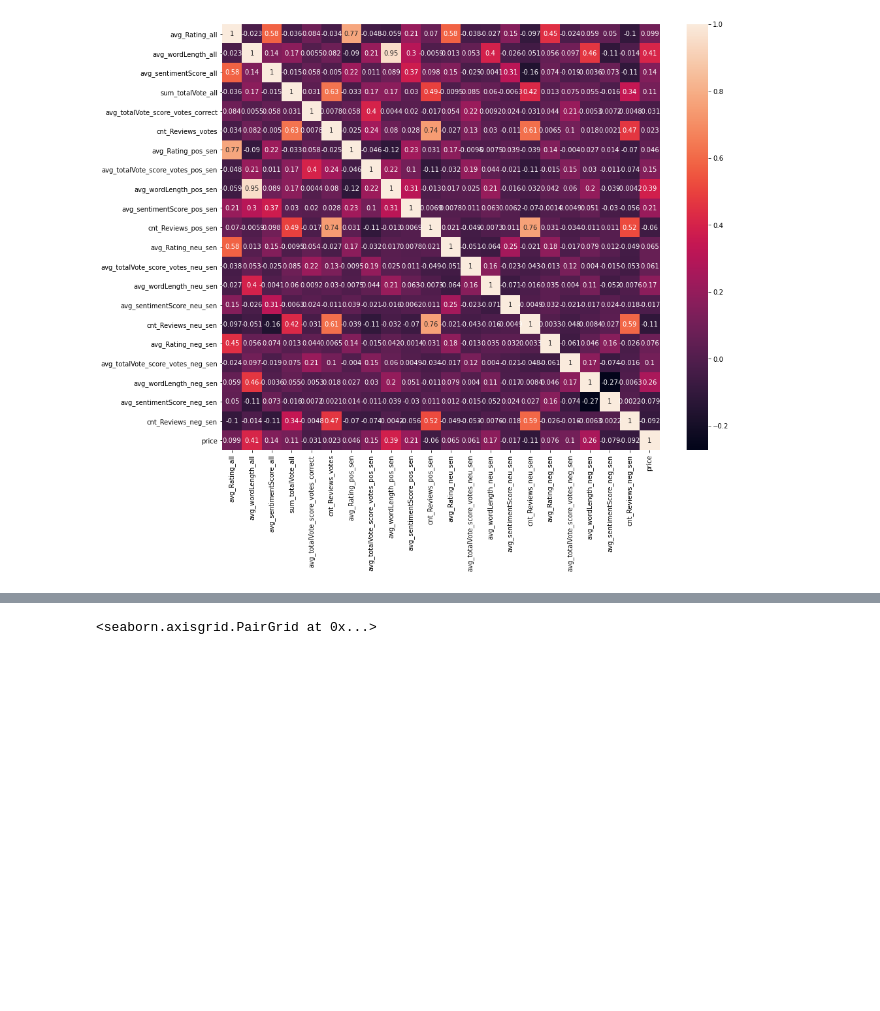
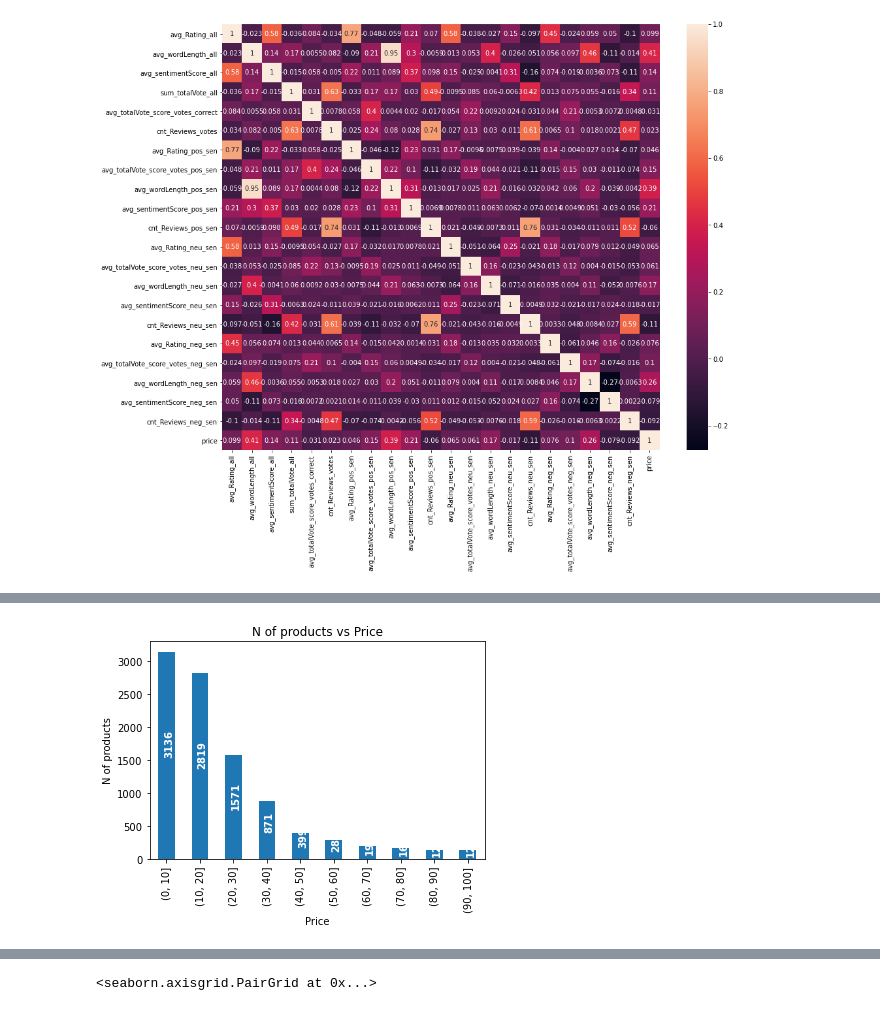
Before and after one commit to Onnik-Shahinyan/Amazon-Reviews, a Jupyter notebook: code/03. Analyses.ipynb, the cells around one changed output, grey strips where cells are left out. Saved outputs shown, nothing was run; the diff lists cells and outputs as text; code cells hidden in the pictures; blank space fills up the shorter version.

```diff
--- a/code/03. Analyses.ipynb
+++ b/code/03. Analyses.ipynb
@@ -286,0 +333,18 @@ plt.show()
+# %%
+#product
+
+#df = df[(df['closing_price'] >= 99) & (df['closing_price'] <= 101)]
+#my_plot = product[product['price'] <= 500].groupby(pd.cut(product[product['price'] <= 500]['price'], np.arange(0,501,50)))['asin'].count().plot(kind='bar')
+
+my_plot = product[product['price'] <= 100].groupby(pd.cut(product[product['price'] <= 100]['price'], np.arange(0,101,10)))['asin'].count().plot(kind='bar')
+plt.xlabel("Price")
+plt.ylabel("N of products")
+plt.title("N of products vs Price")
+# loop to add the annotations
+for p in my_plot.patches:
+    width = p.get_width()
+    height = p.get_height()
+    x, y = p.get_xy()
+    my_plot.annotate(f'{height.round(1)}', (x + width/1.5, y + height*0.5), ha='center', rotation=90, color = 'white', fontweight='bold')
+# %% [output]
+[figure, added]
```
Also changed, not shown: parts of 9 cells of this notebook.
